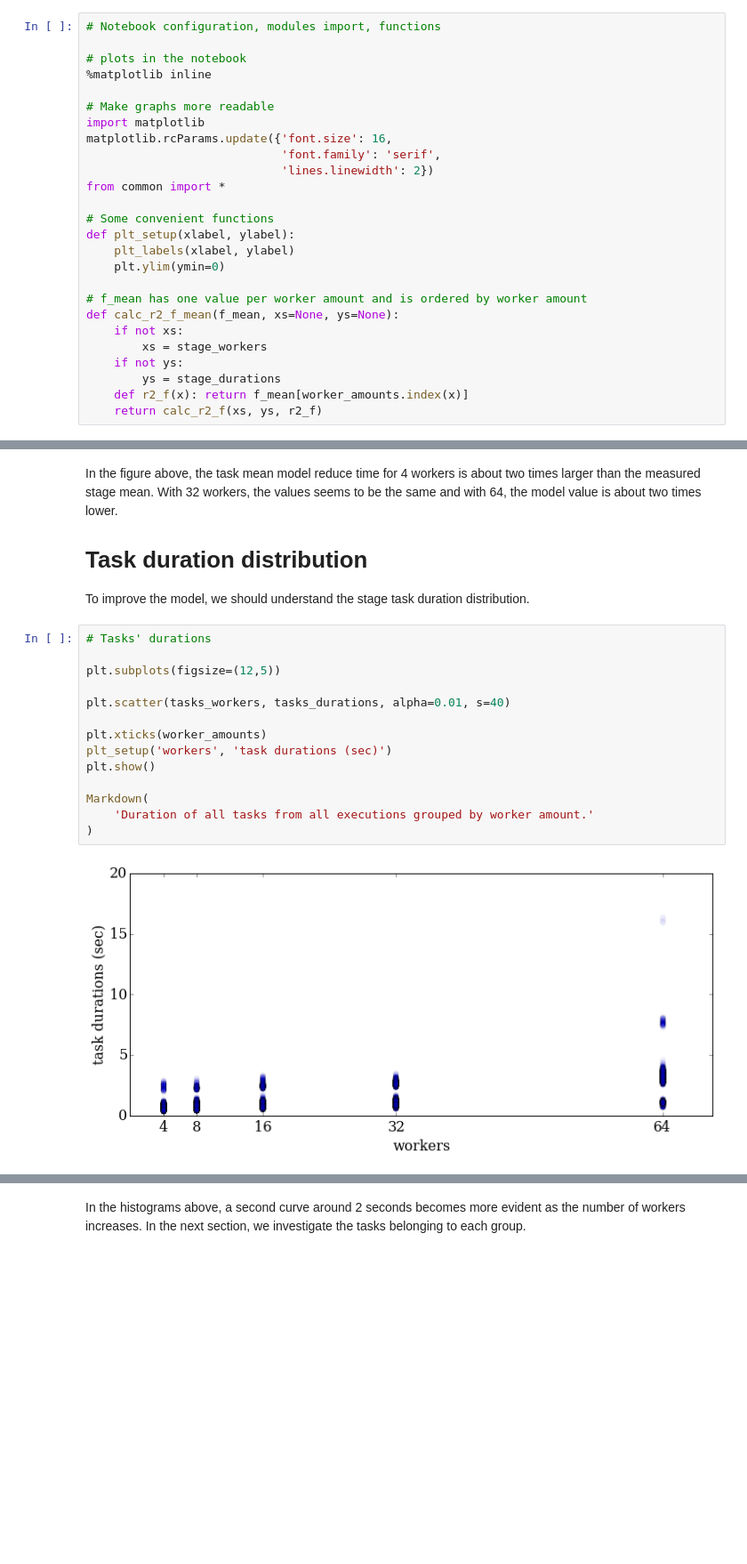
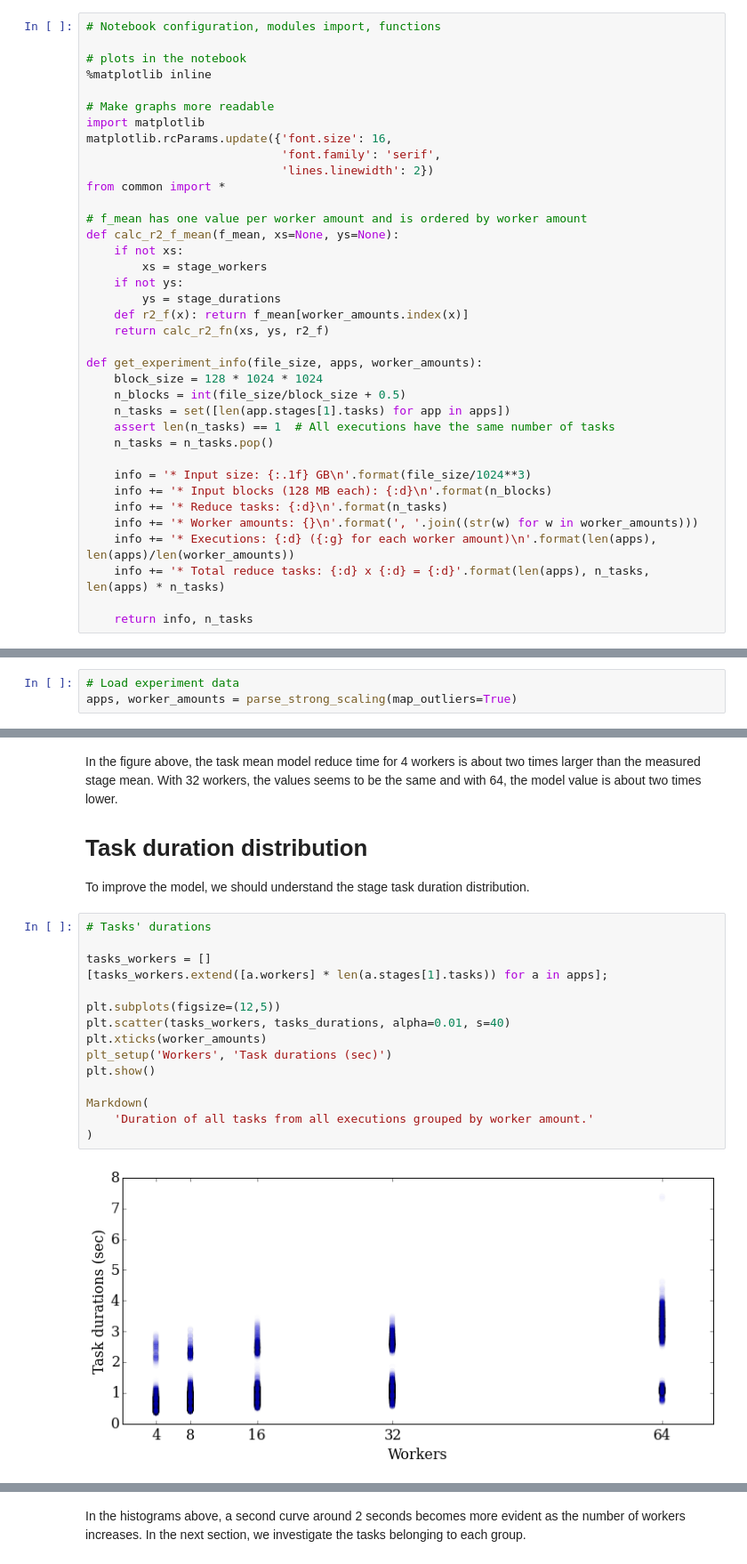
Before and after one commit to cemsbr/phd_notebook, a Jupyter notebook: Reduce Stage.ipynb, the cells around one changed output, grey strips where cells are left out. Shown: that part at 89% size. Cells and saved outputs as stored; diff of their text form; blank space fills up the shorter version.

```diff
--- a/Reduce Stage.ipynb
+++ b/Reduce Stage.ipynb
@@ -21,11 +23,6 @@ matplotlib.rcParams.update({'font.size': 16,
                             'lines.linewidth': 2})
 from common import *
 
-# Some convenient functions
-def plt_setup(xlabel, ylabel):
-    plt_labels(xlabel, ylabel)
-    plt.ylim(ymin=0)
-
 # f_mean has one value per worker amount and is ordered by worker amount
 def calc_r2_f_mean(f_mean, xs=None, ys=None):
     if not xs:
@@ -33,4 +30,20 @@ def calc_r2_f_mean(f_mean, xs=None, ys=None):
     if not ys:
         ys = stage_durations
     def r2_f(x): return f_mean[worker_amounts.index(x)]
-    return calc_r2_f(xs, ys, r2_f)
+    return calc_r2_fn(xs, ys, r2_f)
+
+def get_experiment_info(file_size, apps, worker_amounts):
+    block_size = 128 * 1024 * 1024
+    n_blocks = int(file_size/block_size + 0.5)
+    n_tasks = set([len(app.stages[1].tasks) for app in apps])
+    assert len(n_tasks) == 1  # All executions have the same number of tasks
+    n_tasks = n_tasks.pop()
+
+    info = '* Input size: {:.1f} GB\n'.format(file_size/1024**3)
+    info += '* Input blocks (128 MB each): {:d}\n'.format(n_blocks)
+    info += '* Reduce tasks: {:d}\n'.format(n_tasks)
+    info += '* Worker amounts: {}\n'.format(', '.join((str(w) for w in worker_amounts)))
+    info += '* Executions: {:d} ({:g} for each worker amount)\n'.format(len(apps), len(apps)/len(worker_amounts))
+    info += '* Total reduce tasks: {:d} x {:d} = {:d}'.format(len(apps), n_tasks, len(apps) * n_tasks)
+
+    return info, n_tasks
@@ -69,0 +50,3 @@ Markdown(info)
+# %%
+# Load experiment data
+apps, worker_amounts = parse_strong_scaling(map_outliers=True)
@@ -150,19 +146,20 @@ To improve the model, we should understand the stage task duration distribution.
 # %%
 # Tasks' durations
 
+tasks_workers = []
+[tasks_workers.extend([a.workers] * len(a.stages[1].tasks)) for a in apps];
+
 plt.subplots(figsize=(12,5))
-
 plt.scatter(tasks_workers, tasks_durations, alpha=0.01, s=40)
-
 plt.xticks(worker_amounts)
-plt_setup('workers', 'task durations (sec)')
+plt_setup('Workers', 'Task durations (sec)')
 plt.show()
 
 Markdown(
     'Duration of all tasks from all executions grouped by worker amount.'
 )
 # %% [output]
-[figure, old version]
+[figure, new version]
 Duration of all tasks from all executions grouped by worker amount.
 # %%
 # Plot task duration histogram per worker amount
```
Also changed, not shown: parts of 37 cells of this notebook, 3 other files.
